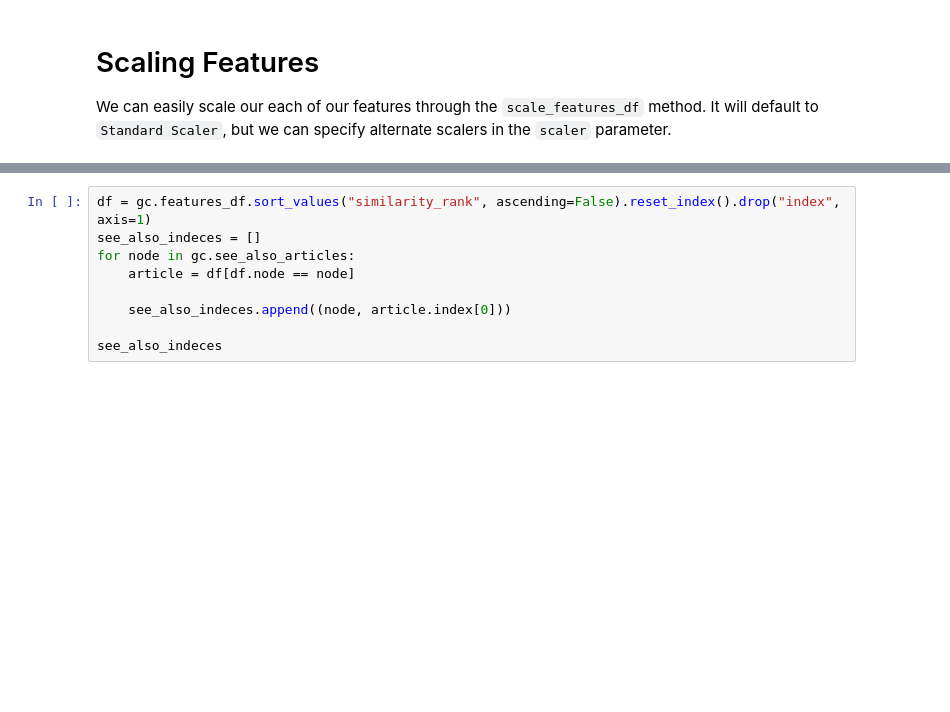
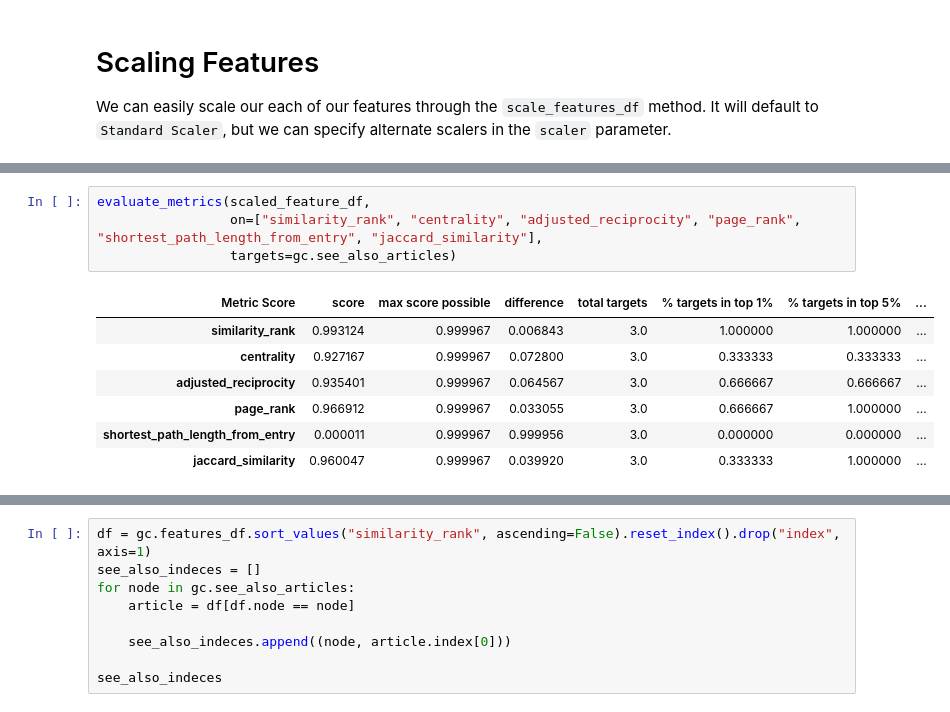
Before and after one commit to QED0711/wiki_learn, a Jupyter notebook: data-retrieval/graph_api/GraphCreator.ipynb, the cells around one changed output, grey strips where cells are left out. Drawn from its saved outputs; the diff is of its cells as text; blank space fills up the shorter version.

```diff
--- a/data-retrieval/graph_api/GraphCreator.ipynb
+++ b/data-retrieval/graph_api/GraphCreator.ipynb
@@ -99,0 +124,12 @@ gc.features_df.sort_values(["similarity_rank"], ascending=False).reset_index().d
+# %%
+evaluate_metrics(scaled_feature_df,
+                 on=["similarity_rank", "centrality", "adjusted_reciprocity", "page_rank", "shortest_path_length_from_entry", "jaccard_similarity"],
+                 targets=gc.see_also_articles)
+# %% [output]
+| Metric Score | score | max score possible | difference | total targets | % targets in top 1% | % targets in top 5% | ... |
+| similarity_rank | 0.993124 | 0.999967 | 0.006843 | 3.0 | 1.000000 | 1.000000 | ... |
+| centrality | 0.927167 | 0.999967 | 0.072800 | 3.0 | 0.333333 | 0.333333 | ... |
+| adjusted_reciprocity | 0.935401 | 0.999967 | 0.064567 | 3.0 | 0.666667 | 0.666667 | ... |
+| page_rank | 0.966912 | 0.999967 | 0.033055 | 3.0 | 0.666667 | 1.000000 | ... |
+| shortest_path_length_from_entry | 0.000011 | 0.999967 | 0.999956 | 3.0 | 0.000000 | 0.000000 | ... |
+| jaccard_similarity | 0.960047 | 0.999967 | 0.039920 | 3.0 | 0.333333 | 1.000000 | ... |
```
Also changed, not shown: parts of 15 cells of this notebook.
